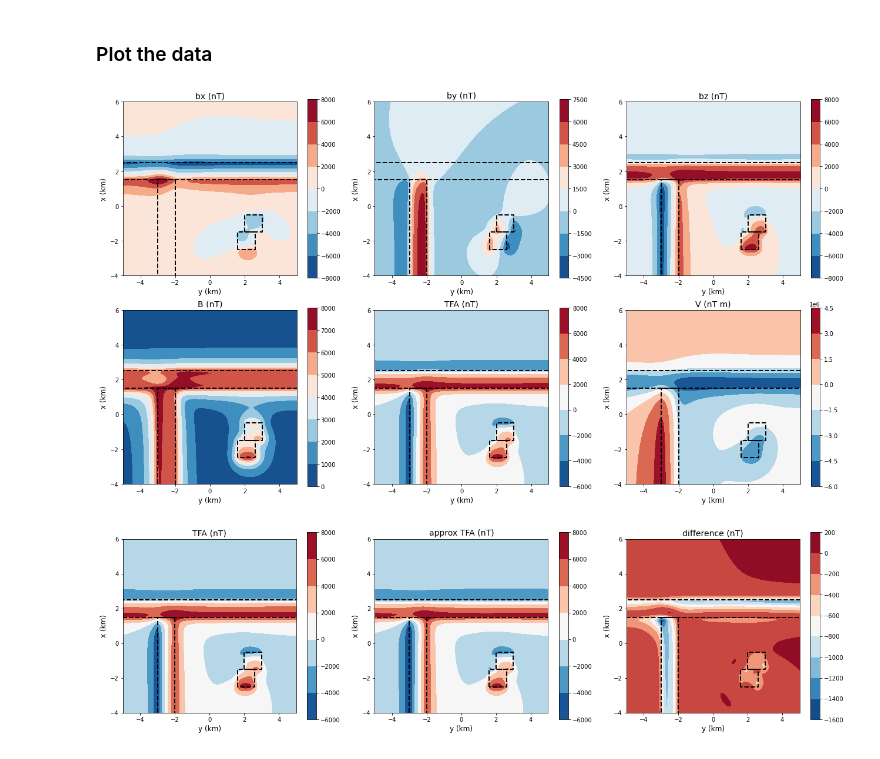
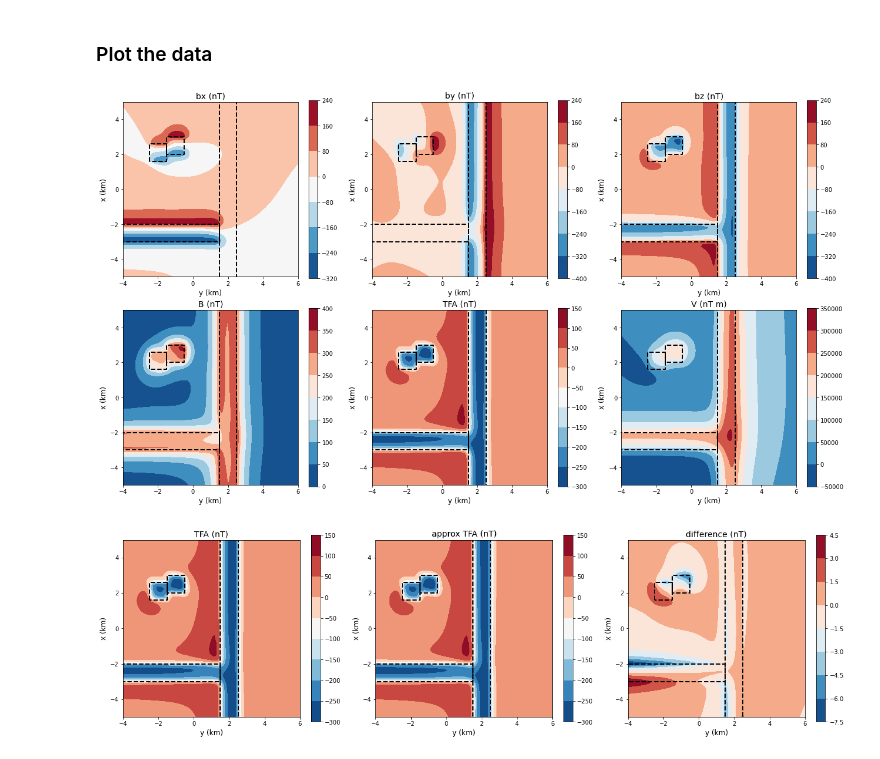
Before and after one commit to birocoles/gravmag, a Jupyter notebook: examples/magnetic_field.ipynb, the cells around one changed output. Cells and saved outputs as stored; diff of their text form; code cells hidden in the pictures.

Commit message:
example of magnetic field

```diff
--- a/examples/magnetic_field.ipynb
+++ b/examples/magnetic_field.ipynb
@@ -40,14 +39,14 @@ shape = (100, 100)
 area = [-5000, 5000, -4000, 6000]
 
 # coordinates
-yp = np.linspace(area[0], area[1], shape[0])
-xp = np.linspace(area[2], area[3], shape[1])
+xp = np.linspace(area[0], area[1], shape[0])
+yp = np.linspace(area[2], area[3], shape[1])
 yp, xp = np.meshgrid(yp, xp)
 yp = np.ravel(yp)
 xp = np.ravel(xp)
 zp = np.zeros_like(yp) - 150
 
-coordinates = np.vstack([yp, xp, zp])
+coordinates = np.vstack([xp, yp, zp])
 # %% [markdown]
 ### Main field
 # %%
@@ -89,10 +88,10 @@ for w, window in enumerate(windows):
                  fields[w].reshape(shape), cmap='RdBu_r')
     plt.colorbar()
     plf.model_boundaries(model, m2km=True)
-    plt.xlim(0.001*area[0], 0.001*area[1])
-    plt.ylim(0.001*area[2], 0.001*area[3])
+    plt.ylim(0.001*area[0], 0.001*area[1])
+    plt.xlim(0.001*area[2], 0.001*area[3])
+    plt.ylabel('x (km)', fontsize=12)
     plt.xlabel('y (km)', fontsize=12)
-    plt.ylabel('x (km)', fontsize=12)
 
 plt.tight_layout()
 
@@ -102,19 +101,20 @@ plt.show()
 # %% [markdown]
 ### Synthetic data
 # %%
-# Compute the scaler magnetic potential
-V = prism.mag(coordinates=coordinates, prisms=model, magnetization=magnetization, field='b_potential')
+# Compute the scalar magnetic potential
+V = rpf.mag(coordinates=coordinates, prisms=model, magnetization=magnetization, field='b_potential')
 
 # Compute the magnetic field components
-bx = prism.mag(coordinates=coordinates, prisms=model, magnetization=magnetization, field='b_x')
-by = prism.mag(coordinates=coordinates, prisms=model, magnetization=magnetization, field='b_y')
-bz = prism.mag(coordinates=coordinates, prisms=model, magnetization=magnetization, field='b_z')
+bx = rpf.mag(coordinates=coordinates, prisms=model, magnetization=magnetization, field='b_x')
+by = rpf.mag(coordinates=coordinates, prisms=model, magnetization=magnetization, field='b_y')
+bz = rpf.mag(coordinates=coordinates, prisms=model, magnetization=magnetization, field='b_z')
 b_amp = np.sqrt(bx**2 + by**2 + bz**2)
 
 # Compute the total-field anomaly
 tfa = np.sqrt((Fx+bx)**2 + (Fy+by)**2 + (Fz+bz)**2) - F0
 
-# Compute the approximated total-field anomaly
+# Compute the approximated total-field anomaly by using the
+# average main geomagnetic field on the simulated area
 mean_I0 = np.mean(I0)
 mean_D0 = np.mean(D0)
 cos_mean_I0 = np.cos(np.deg2rad(mean_I0))
@@ -146,40 +146,40 @@ for w, window in enumerate(windows):
                  fields[w].reshape(shape), cmap='RdBu_r')
     plt.colorbar()
     plf.model_boundaries(model, m2km=True)
-    plt.xlim(0.001*area[0], 0.001*area[1])
-    plt.ylim(0.001*area[2], 0.001*area[3])
+    plt.ylim(0.001*area[0], 0.001*area[1])
+    plt.xlim(0.001*area[2], 0.001*area[3])
+    plt.ylabel('x (km)', fontsize=12)
     plt.xlabel('y (km)', fontsize=12)
-    plt.ylabel('x (km)', fontsize=12)
 
 plt.tight_layout()
 
 plt.show()
 # %% [output]
-[figure, old version]
+[figure, new version]
 # %%
 fields = [tfa, approx_tfa, diff_tfa]
 windows = [1, 2, 3]
 titles = ['TFA (nT)', 'approx TFA (nT)', 'difference (nT)']
 
 plt.figure(figsize=(18,5))
 
 for w, window in enumerate(windows):
 
     plt.subplot(1,3,window)
     plt.title(titles[w], fontsize=14)
     plt.axis('scaled')
     plt.contourf(yp.reshape(shape)*0.001,
                  xp.reshape(shape)*0.001,
                  fields[w].reshape(shape), cmap='RdBu_r')
     plt.colorbar()
     plf.model_boundaries(model, m2km=True)
-    plt.xlim(0.001*area[0], 0.001*area[1])
-    plt.ylim(0.001*area[2], 0.001*area[3])
+    plt.ylim(0.001*area[0], 0.001*area[1])
+    plt.xlim(0.001*area[2], 0.001*area[3])
+    plt.ylabel('x (km)', fontsize=12)
     plt.xlabel('y (km)', fontsize=12)
-    plt.ylabel('x (km)', fontsize=12)
 
 plt.tight_layout()
 
 plt.show()
 # %% [output]
-[figure, old version]
+[figure, new version]
```
Also changed, not shown: parts of 3 cells of this notebook.
